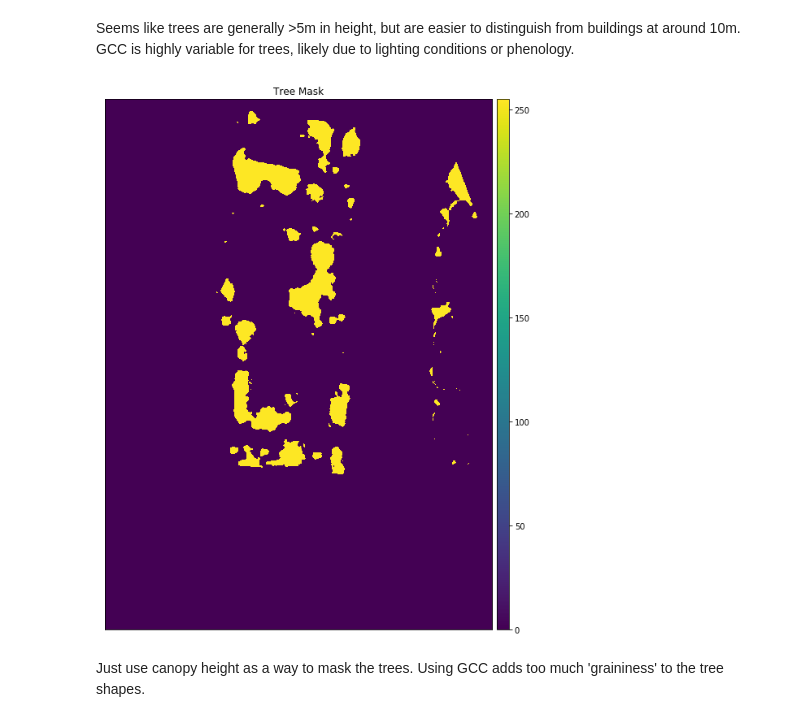
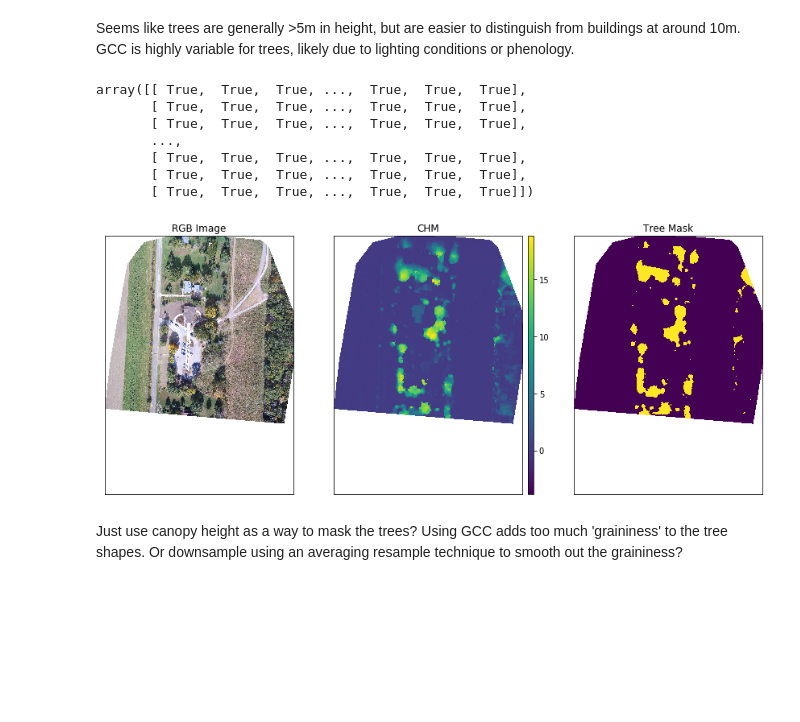
Before and after one commit to wvsharber/EV_tree_challenge, a Jupyter notebook: notebooks/exploratory/EVtrees_EDA.ipynb, the cells around one changed output. Saved outputs shown, nothing was run; the diff lists cells and outputs as text; code cells hidden in the pictures; blank space fills up the shorter version.

```diff
--- a/notebooks/exploratory/EVtrees_EDA.ipynb
+++ b/notebooks/exploratory/EVtrees_EDA.ipynb
@@ -158,3 +174,13 @@ plt.show()
 [figure]
 # %% [markdown]
 Seems like trees are generally >5m in height, but are easier to distinguish from buildings at around 10m. GCC is highly variable for trees, likely due to lighting conditions or phenology.
+# %%
+chm.mask
+# %% [output]
+array([[ True,  True,  True, ...,  True,  True,  True],
+       [ True,  True,  True, ...,  True,  True,  True],
+       [ True,  True,  True, ...,  True,  True,  True],
+       ...,
+       [ True,  True,  True, ...,  True,  True,  True],
+       [ True,  True,  True, ...,  True,  True,  True],
+       [ True,  True,  True, ...,  True,  True,  True]])
@@ -161,6 +189,6 @@ Seems like trees are generally >5m in height, but are easier to distinguish from
 # %%
 it = np.nditer(chm, flags = ['multi_index'])
-mask = np.zeros(chm.shape)
+mask = chm.copy() #np.zeros(chm.shape)
 with it:
     while not it.finished:
         if it[0] >= 5: #and (gcc[it.multi_index] > 0.12 and gcc[it.multi_index] < 0.2):
@@ -168,13 +196,15 @@ with it:
         else:
             mask[it.multi_index] = 0
         it.iternext()
+mask.mask = chm.mask
-# %%
-ep.plot_bands(mask,
-              cmap = 'viridis',
-              title = 'Tree Mask',
-              scale = False)
-plt.show()
-# %% [output]
-[figure, removed]
+# %%
+fig, ax = plt.subplots(1, 3, figsize = (12, 5))
+ep.plot_rgb(ortho_data, ax = ax[0], title = "RGB Image")
+ep.plot_bands(chm, ax = ax[1], title = "CHM", cmap = 'viridis', scale = False) #cbar = False)
+ep.plot_bands(mask, ax = ax[2], title = "Tree Mask", cmap = 'viridis', scale = False, cbar = False)
+plt.tight_layout()
+plt.savefig("../../reports/Figures/Fig4_treemask.png", dpi = 300)
+# %% [output]
+[figure, added]
 # %% [markdown]
-Just use canopy height as a way to mask the trees. Using GCC adds too much 'graininess' to the tree shapes.
+Just use canopy height as a way to mask the trees? Using GCC adds too much 'graininess' to the tree shapes. Or downsample using an averaging resample technique to smooth out the graininess?
```
Also changed, not shown: parts of 11 cells of this notebook, 5 other files.
